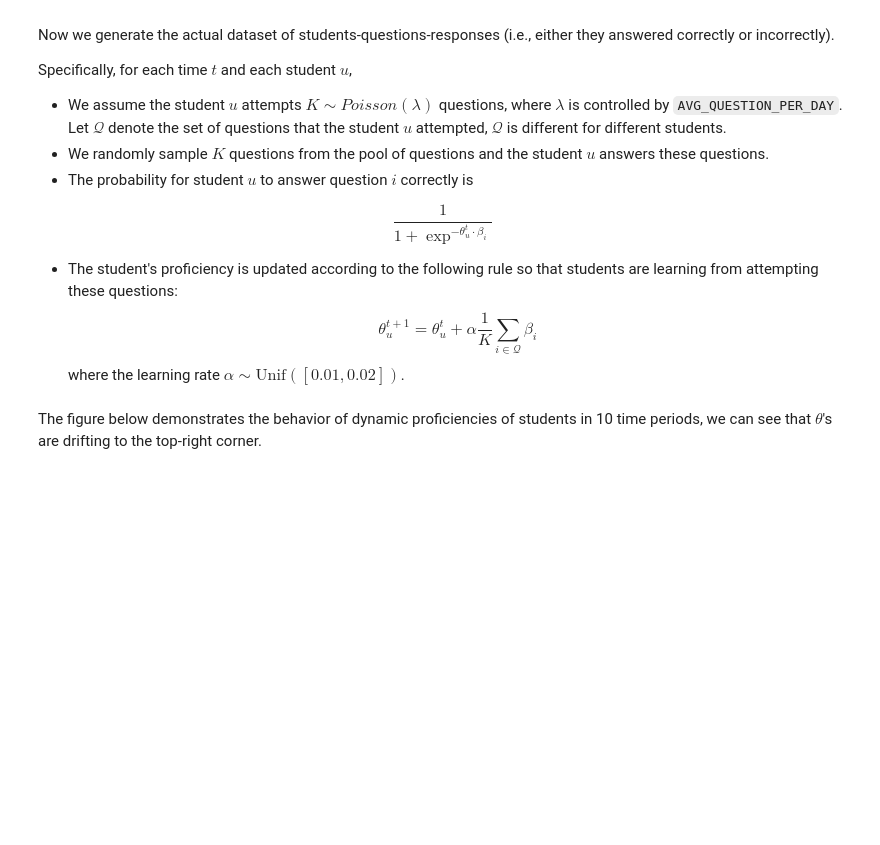
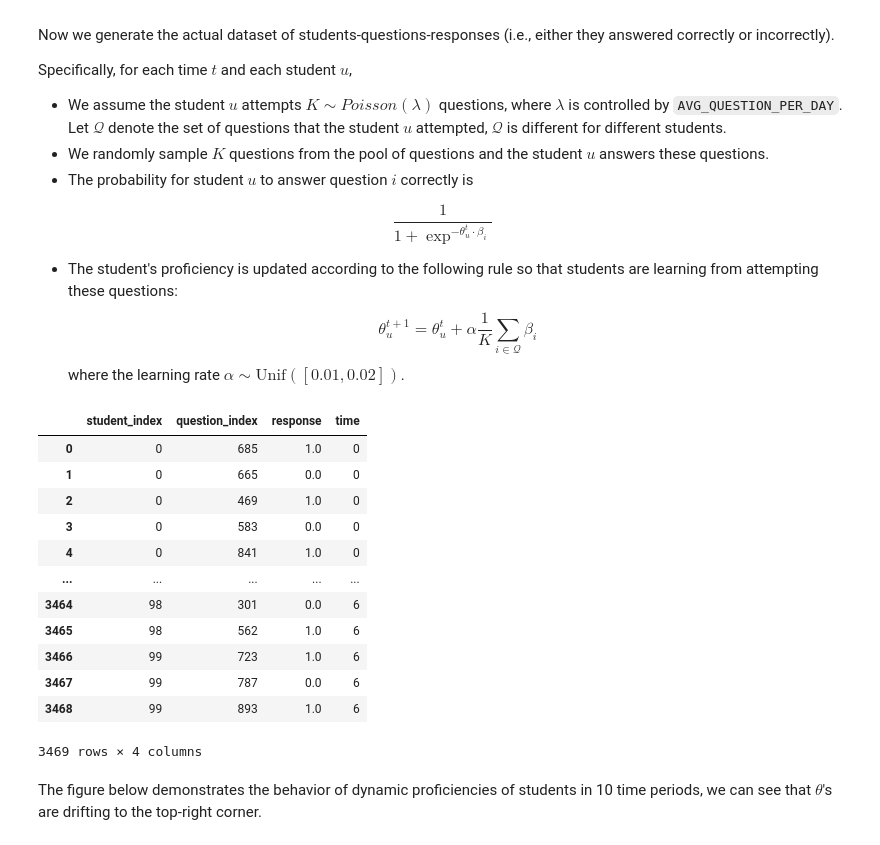
Before and after one commit to gsbDBI/bemb, a Jupyter notebook: tutorials/dynamic_bemb/simulation.ipynb, the cells around one changed output. Drawn from its saved outputs; the diff is of its cells as text; code cells hidden in the pictures; blank space fills up the shorter version.

```diff
--- a/tutorials/dynamic_bemb/simulation.ipynb
+++ b/tutorials/dynamic_bemb/simulation.ipynb
@@ -130,3 +135,19 @@ for t in range(TOTAL_DAYS):
+# %%
+df_resp
+# %% [output]
+|  | student_index | question_index | response | time |
+| 0 | 0 | 685 | 1.0 | 0 |
+| 1 | 0 | 665 | 0.0 | 0 |
+| 2 | 0 | 469 | 1.0 | 0 |
+| 3 | 0 | 583 | 0.0 | 0 |
+| 4 | 0 | 841 | 1.0 | 0 |
+| ... | ... | ... | ... | ... |
+| 3464 | 98 | 301 | 0.0 | 6 |
+| 3465 | 98 | 562 | 1.0 | 6 |
+| 3466 | 99 | 723 | 1.0 | 6 |
+| 3467 | 99 | 787 | 0.0 | 6 |
+| 3468 | 99 | 893 | 1.0 | 6 |
+3469 rows × 4 columns
 # %% [markdown]
 The figure below demonstrates the behavior of dynamic proficiencies of students in 10 time periods, we can see that $\theta$'s are drifting to the top-right corner.
 # %%
```
Also changed, not shown: parts of 10 cells of this notebook.
